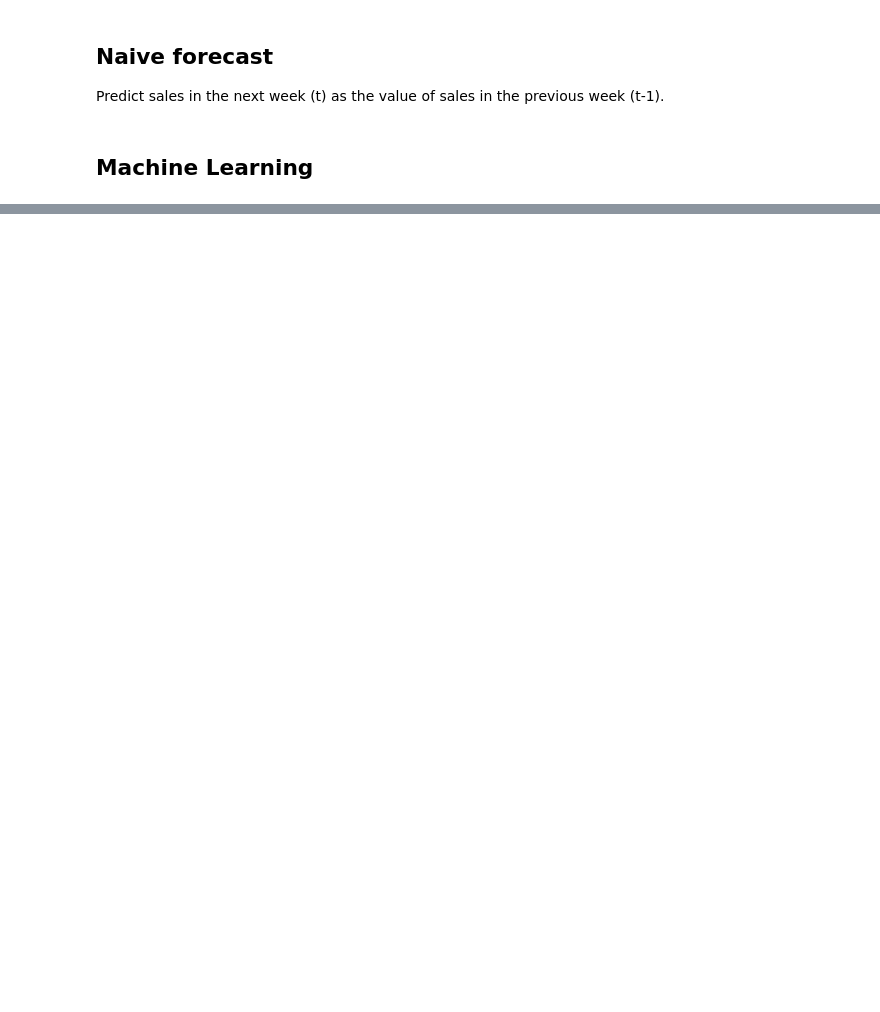
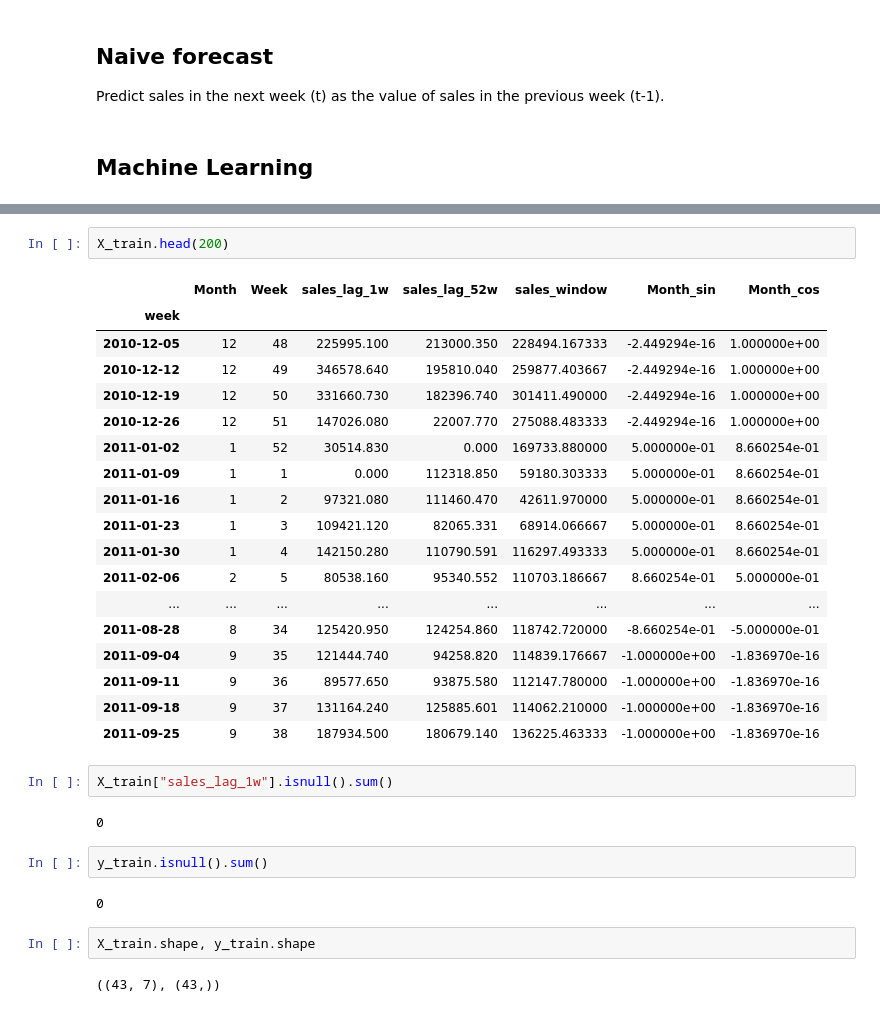
Before and after one commit to ivelin/feature-engineering-for-time-series-forecasting, a Jupyter notebook: assignments/02-tabularizing-time-series/assignment.ipynb, the cells around one changed output, grey strips where cells are left out. Drawn from its saved outputs; the diff is of its cells as text; blank space fills up the shorter version.

```diff
--- a/assignments/02-tabularizing-time-series/assignment.ipynb
+++ b/assignments/02-tabularizing-time-series/assignment.ipynb
@@ -376,0 +455,33 @@ Predict sales in the next week (t) as the value of sales in the previous week (t
+# %%
+X_train.head(200)
+# %% [output]
+|  | Month | Week | sales_lag_1w | sales_lag_52w | sales_window | Month_sin | Month_cos |
+| week |  |  |  |  |  |  |  |
+| 2010-12-05 | 12 | 48 | 225995.100 | 213000.350 | 228494.167333 | -2.449294e-16 | 1.000000e+00 |
+| 2010-12-12 | 12 | 49 | 346578.640 | 195810.040 | 259877.403667 | -2.449294e-16 | 1.000000e+00 |
+| 2010-12-19 | 12 | 50 | 331660.730 | 182396.740 | 301411.490000 | -2.449294e-16 | 1.000000e+00 |
+| 2010-12-26 | 12 | 51 | 147026.080 | 22007.770 | 275088.483333 | -2.449294e-16 | 1.000000e+00 |
+| 2011-01-02 | 1 | 52 | 30514.830 | 0.000 | 169733.880000 | 5.000000e-01 | 8.660254e-01 |
+| 2011-01-09 | 1 | 1 | 0.000 | 112318.850 | 59180.303333 | 5.000000e-01 | 8.660254e-01 |
+| 2011-01-16 | 1 | 2 | 97321.080 | 111460.470 | 42611.970000 | 5.000000e-01 | 8.660254e-01 |
+| 2011-01-23 | 1 | 3 | 109421.120 | 82065.331 | 68914.066667 | 5.000000e-01 | 8.660254e-01 |
+| 2011-01-30 | 1 | 4 | 142150.280 | 110790.591 | 116297.493333 | 5.000000e-01 | 8.660254e-01 |
+| 2011-02-06 | 2 | 5 | 80538.160 | 95340.552 | 110703.186667 | 8.660254e-01 | 5.000000e-01 |
+| ... | ... | ... | ... | ... | ... | ... | ... |
+| 2011-08-28 | 8 | 34 | 125420.950 | 124254.860 | 118742.720000 | -8.660254e-01 | -5.000000e-01 |
+| 2011-09-04 | 9 | 35 | 121444.740 | 94258.820 | 114839.176667 | -1.000000e+00 | -1.836970e-16 |
+| 2011-09-11 | 9 | 36 | 89577.650 | 93875.580 | 112147.780000 | -1.000000e+00 | -1.836970e-16 |
+| 2011-09-18 | 9 | 37 | 131164.240 | 125885.601 | 114062.210000 | -1.000000e+00 | -1.836970e-16 |
+| 2011-09-25 | 9 | 38 | 187934.500 | 180679.140 | 136225.463333 | -1.000000e+00 | -1.836970e-16 |
+# %%
+X_train["sales_lag_1w"].isnull().sum()
+# %% [output]
+0
+# %%
+y_train.isnull().sum()
+# %% [output]
+0
+# %%
+X_train.shape, y_train.shape
+# %% [output]
+((43, 7), (43,))
```
Also changed, not shown: parts of 21 cells of this notebook.
